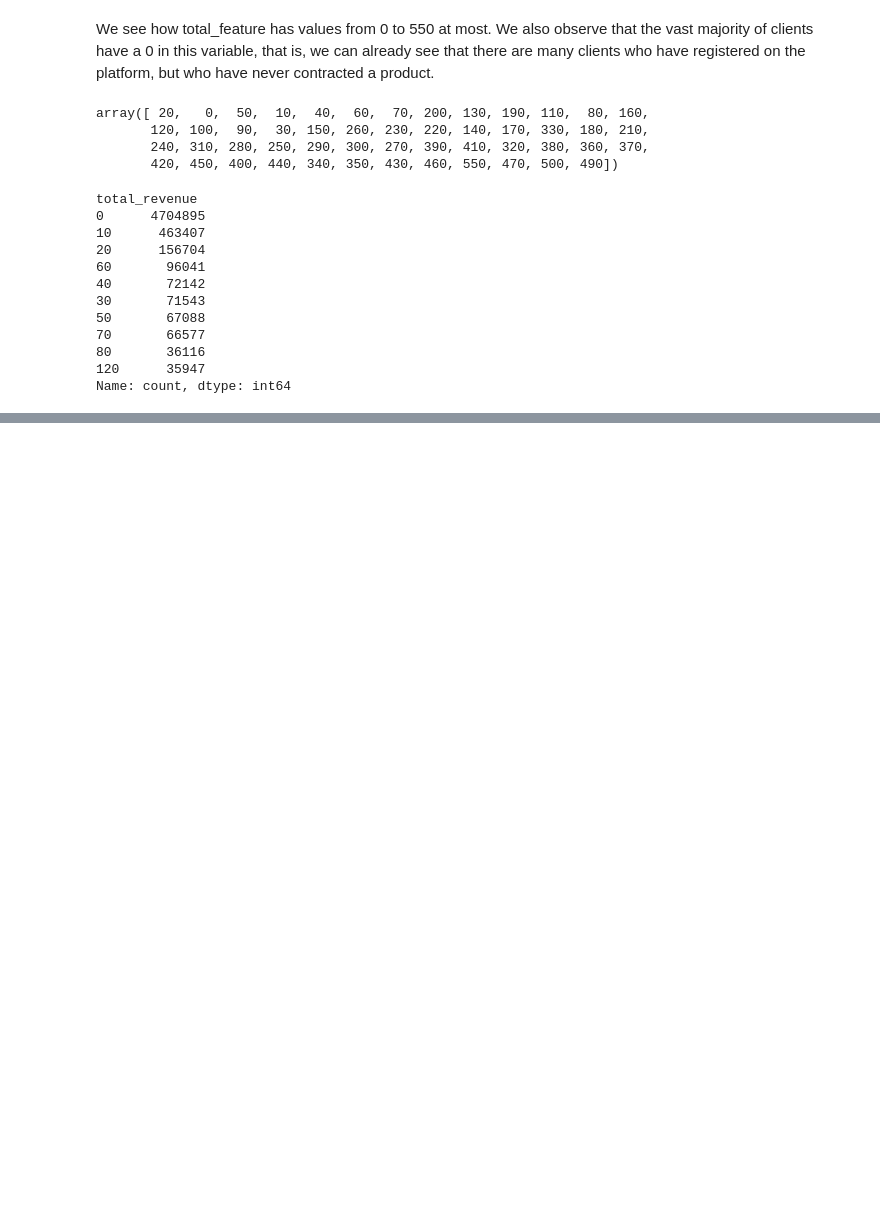
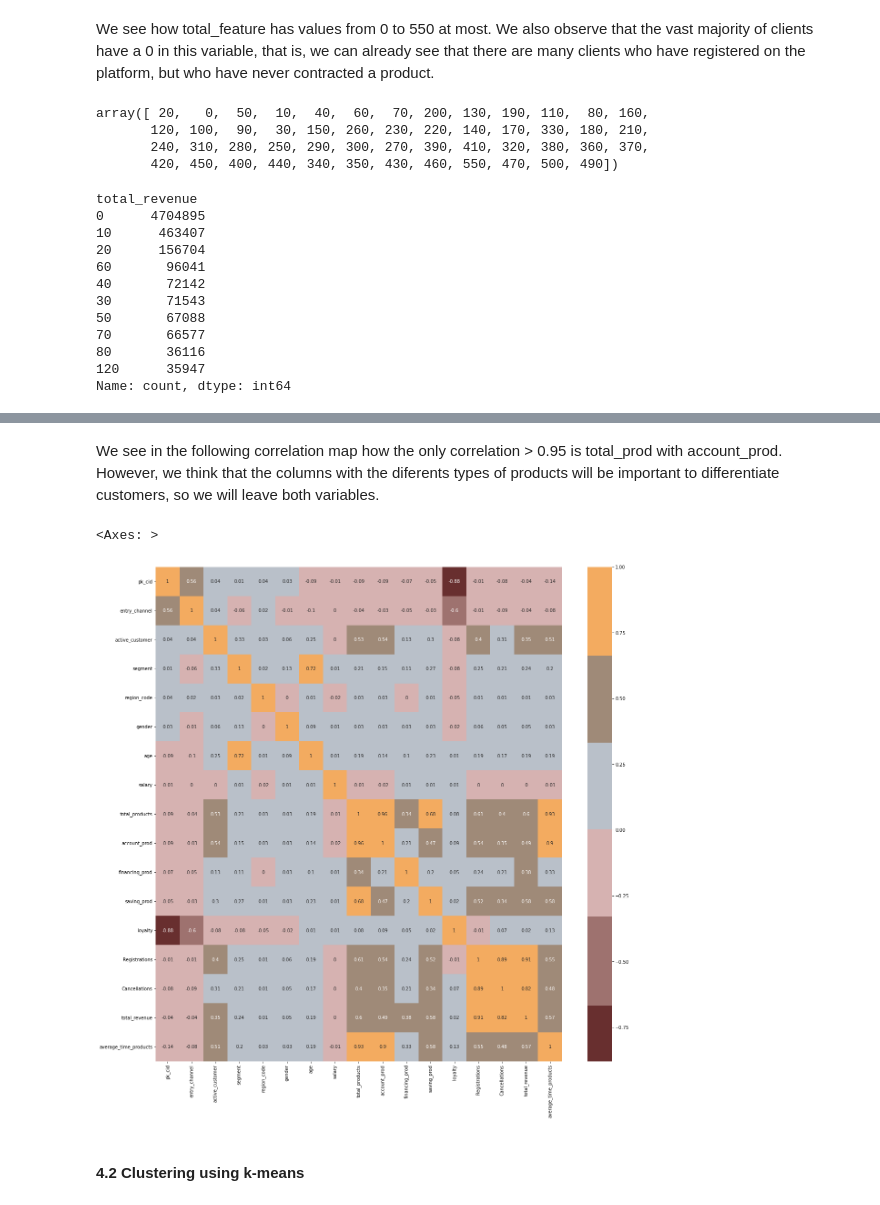
Before and after one commit to VictorSinNav/Easymoney-Data-Science-Solutions, a Jupyter notebook: Customer Segmentation.ipynb, the cells around one changed output, grey strips where cells are left out. Cells and saved outputs as stored; diff of their text form; code cells hidden in the pictures; blank space fills up the shorter version.

```diff
--- a/Customer Segmentation.ipynb
+++ b/Customer Segmentation.ipynb
@@ -237,0 +294,2 @@ def DurationProducts(df, products):
+# %%
+df_last_partition = df_last_partition.drop(['country_id'], axis = 1)
@@ -237,0 +298,7 @@ def DurationProducts(df, products):
+# %%
+registrations_columns = [col for col in df_last_partition.columns if col.endswith('_registrations')]
+cancellations_columns = [col for col in df_last_partition.columns if col.endswith('_cancellations')]
+# %%
+df_last_partition = df_last_partition.drop(registrations_columns, axis = 1)
+# %%
+df_last_partition = df_last_partition.drop(cancellations_columns, axis = 1)
@@ -237,0 +321,12 @@ def DurationProducts(df, products):
+# %% [markdown]
+We see in the following correlation map how the only correlation > 0.95 is total_prod with account_prod. However, we think that the columns with the diferents types of products will be important to differentiate customers, so we will leave both variables.
+# %%
+corrmat = df_last_partition.corr().round(2)
+cmap = colors.ListedColormap(["#682F2F", "#9E726F", "#D6B2B1", "#B9C0C9", "#9F8A78", "#F3AB60"])
+plt.figure(figsize=(20,20))
+sns.heatmap(corrmat,annot=True, cmap=cmap, center=0)
+# %% [output]
+<Axes: >
+[figure, added]
+# %% [markdown]
+#### **4.2 Clustering using k-means**
```
Also changed, not shown: parts of 40 cells of this notebook.
